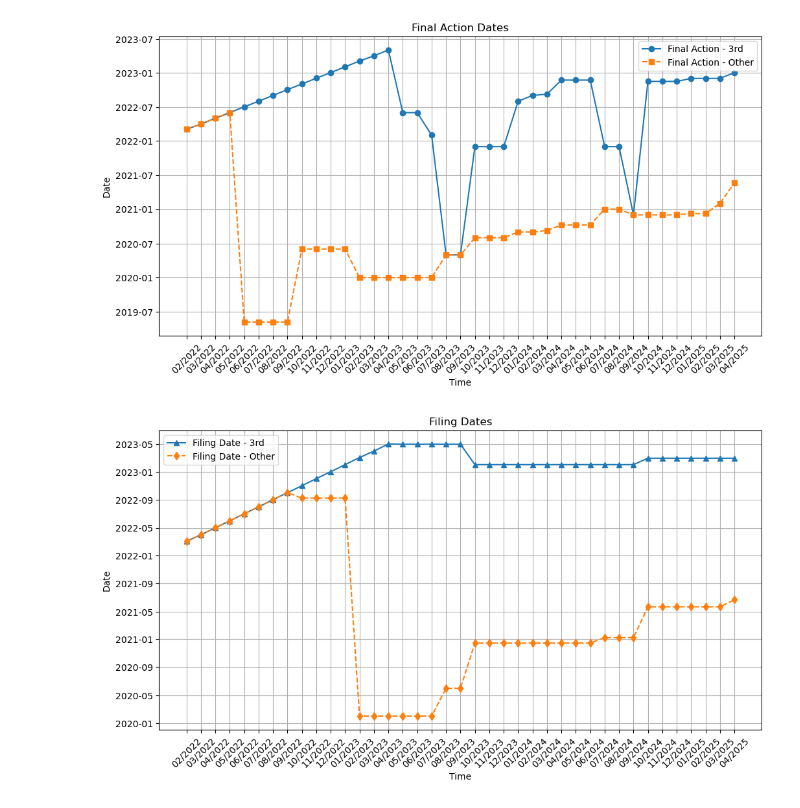
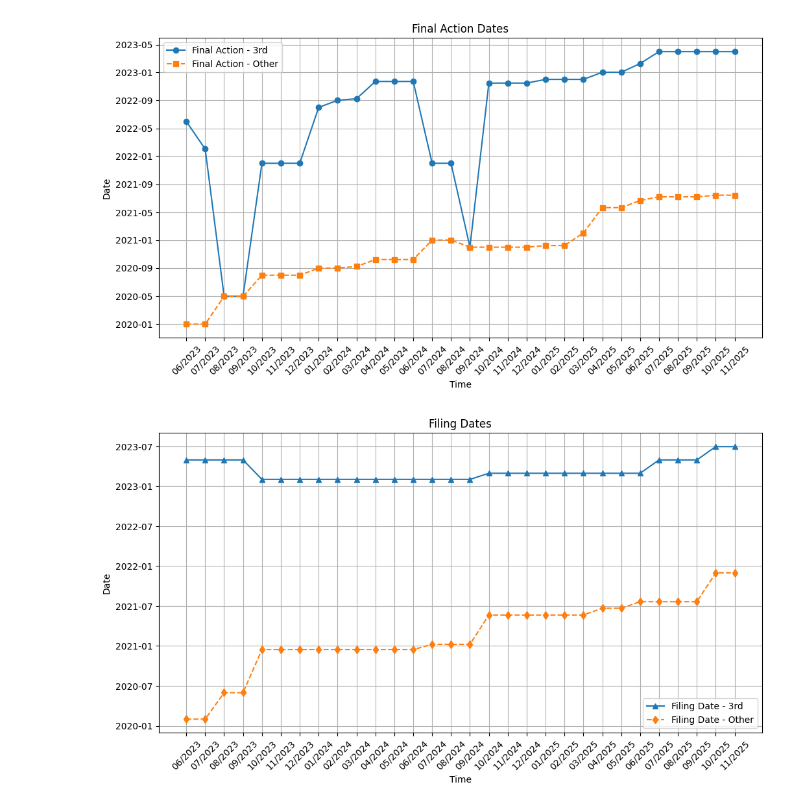
Before and after one commit to ggmaddr/CurrentLeet, a Jupyter notebook: codebook.ipynb, the cells around one changed output. Saved outputs shown, nothing was run; the diff lists cells and outputs as text; code cells hidden in the pictures.

```diff
--- a/codebook.ipynb
+++ b/codebook.ipynb
@@ -133,10 +145,10 @@ def analyze_data():
     plot_graphs()
 # %%
 
-start_month, start_year = 2, 2022
-end_month, end_year = 4, 2025
+start_month, start_year = 6, 2023
+end_month, end_year = 11, 2025
 get_visa_data(start_month, start_year, end_month, end_year)
 analyze_data()
 # %% [output]
-[figure, old version]
+[figure, new version]
-[figure, old version]
+[figure, new version]
```
Also changed, not shown: parts of 5 cells of this notebook, 19 other files.
